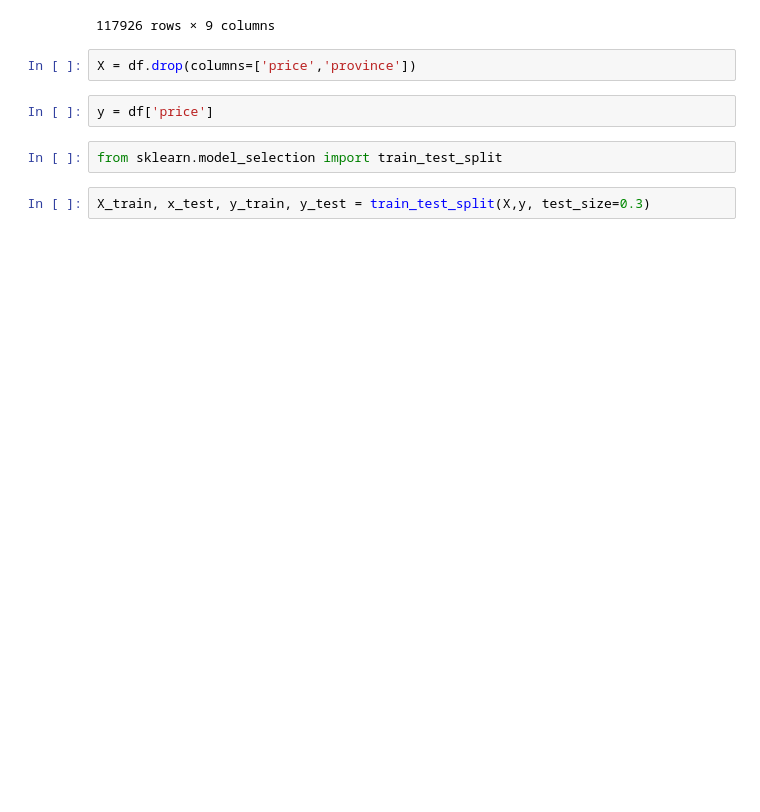
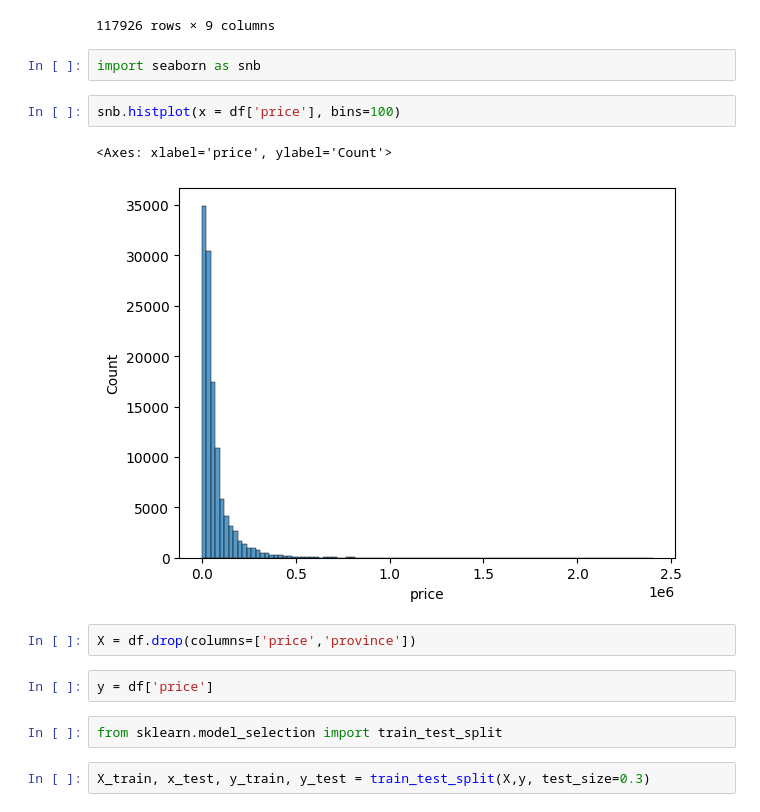
Before and after one commit to prafuel/streamlit-MachineLearningProjects, a Jupyter notebook: car_pred/notebook.ipynb, the cells around one changed output. Cells and saved outputs as stored; diff of their text form; blank space fills up the shorter version.

```diff
--- a/car_pred/notebook.ipynb
+++ b/car_pred/notebook.ipynb
@@ -103,6 +103,13 @@ df
 | 117925 | volvo | xc-90 | 2017 | 174000 | 1969 | Diesel | Kalisz | Wielkopolskie | 154500 |
 | 117926 | volvo | xc-90 | 2016 | 189020 | 1969 | Gasoline | Sionna | Mazowieckie | 130000 |
 117926 rows × 9 columns
+# %%
+import seaborn as snb
+# %%
+snb.histplot(x = df['price'], bins=100)
+# %% [output]
+<Axes: xlabel='price', ylabel='Count'>
+[figure, added]
 # %%
 X = df.drop(columns=['price','province'])
 # %%
```
Also changed, not shown: parts of 8 cells of this notebook, 7 other files.
